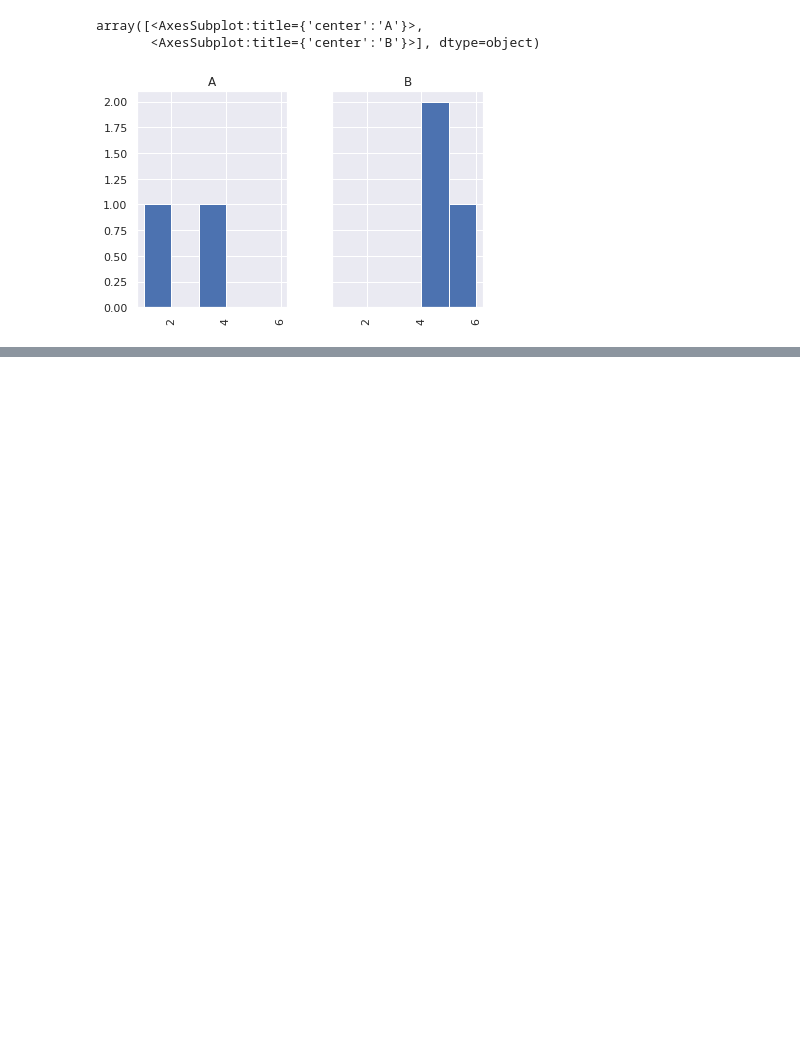
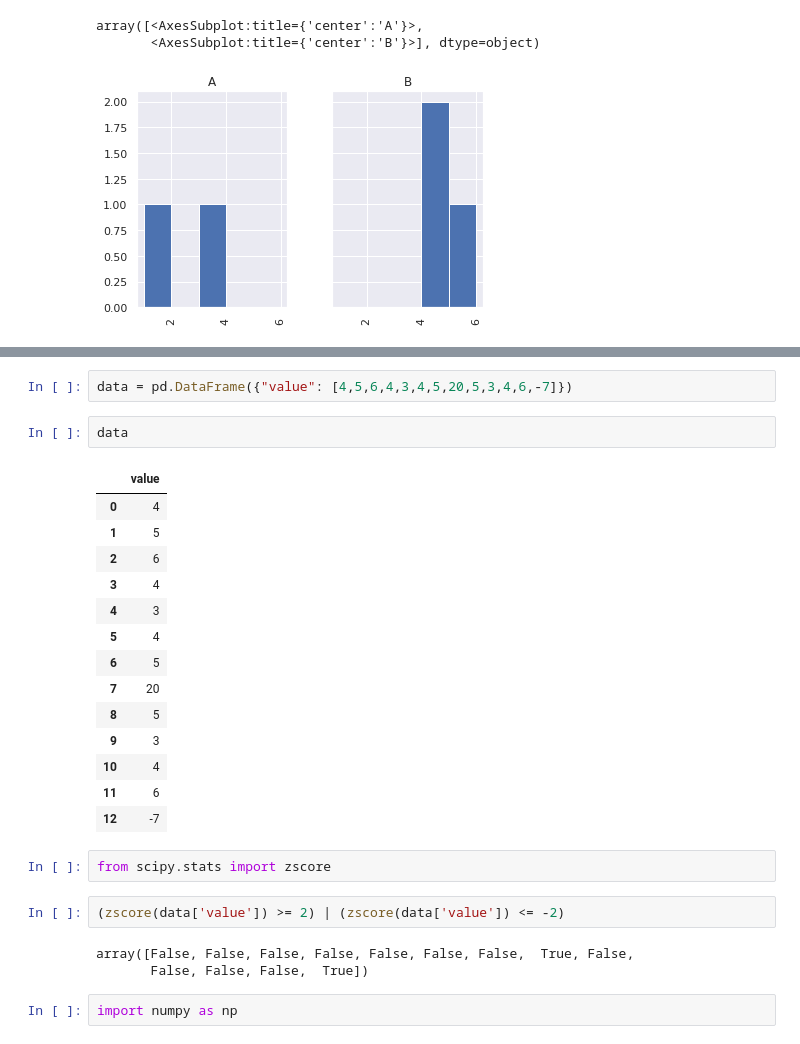
Before and after one commit to totycro/python-kurs, a Jupyter notebook: solutions/exams.ipynb, the cells around one changed output, grey strips where cells are left out. Drawn from its saved outputs; the diff is of its cells as text; blank space fills up the shorter version.

```diff
--- a/solutions/exams.ipynb
+++ b/solutions/exams.ipynb
@@ -141,0 +284,28 @@ array([<AxesSubplot:title={'center':'A'}>,
+# %%
+data = pd.DataFrame({"value": [4,5,6,4,3,4,5,20,5,3,4,6,-7]})
+# %%
+data
+# %% [output]
+|  | value |
+| 0 | 4 |
+| 1 | 5 |
+| 2 | 6 |
+| 3 | 4 |
+| 4 | 3 |
+| 5 | 4 |
+| 6 | 5 |
+| 7 | 20 |
+| 8 | 5 |
+| 9 | 3 |
+| 10 | 4 |
+| 11 | 6 |
+| 12 | -7 |
+# %%
+from scipy.stats import zscore
+# %%
+(zscore(data['value']) >= 2) | (zscore(data['value']) <= -2)
+# %% [output]
+array([False, False, False, False, False, False, False,  True, False,
+       False, False, False,  True])
+# %%
+import numpy as np
```
Also changed, not shown: parts of 45 cells of this notebook.
